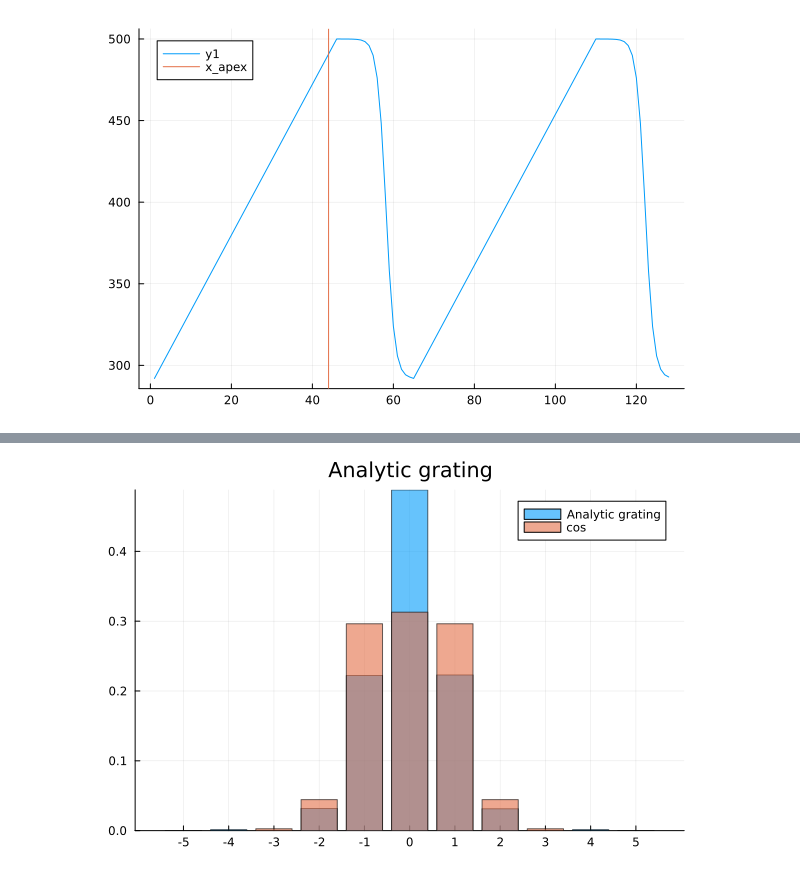
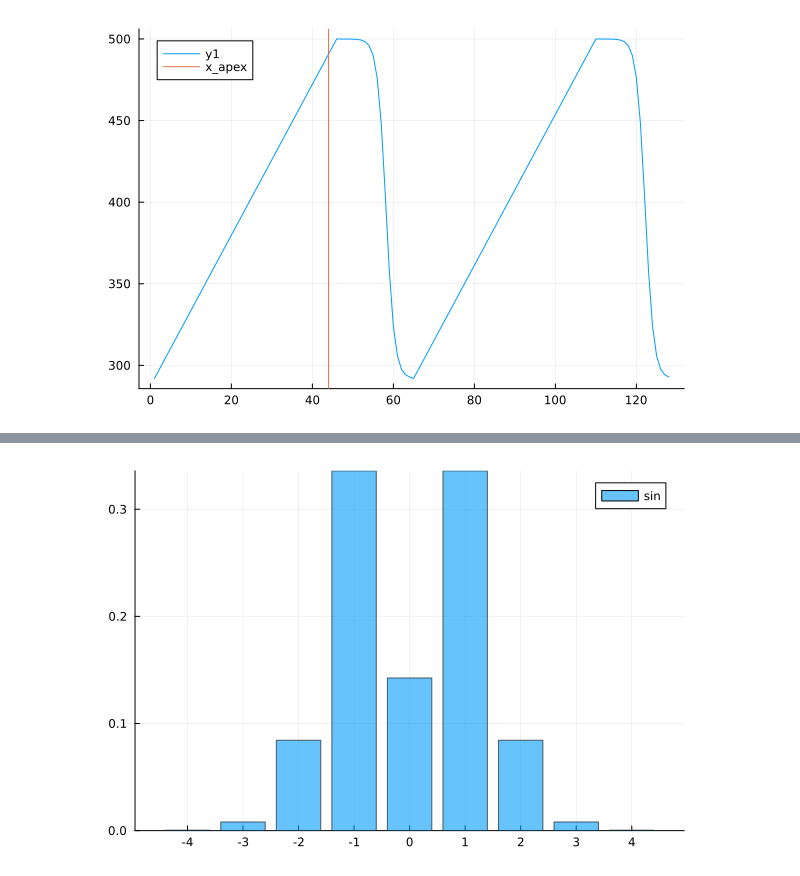
Before and after one commit to puentnic/julia_functions, a Jupyter notebook: IFM/gratings.ipynb, the cells around one changed output, grey strips where cells are left out. Drawn from its saved outputs; the diff is of its cells as text; code cells hidden in the pictures.

```diff
--- a/IFM/gratings.ipynb
+++ b/IFM/gratings.ipynb
@@ -354,7 +354,7 @@ function sinusoidal_grating(N, p; thickness=500, mill_depth=208)
 
     xs = (0:Nx-1) ./ Nx                # N points, endpoint 1 is excluded
     d0 = thickness - mill_depth
-    g1 = @. (mill_depth/2)*(1 .+ sin.(2π*p*xs .- π/2)) + d0
+    g1 = @. (mill_depth/2)*(1 .+ sin.(2π*p*xs)) + d0
 
     g2 = repeat(g1', N, 1)
     return g2
@@ -623,13 +645,13 @@ vline!([x_shift], label="x_apex")
 0.21311959858498666
 [figure]
 # %%
-params = [π/21 +  im*0.000,
-          50, 0.9*21, 0.501]
+params = [0.11 +  im*0.000,
+          50, 23.2, 0.50]
 
 # c_n = asawtooth_modes(N,κ, h, d, a; phase_shift=false, mode_block=false)
 c_n = asawtooth_modes(N,params...; phase_shift=false, mode_block=false)
 println("Sum of mode probabilities: ", sum(abs2, c_n))
-mask = collect(-5:5) .+ (N÷2 + 1)
+mask = collect(-4:4) .+ (N÷2 + 1)
 modes = mask .- (N÷2 + 1)
 fig1 = bar(modes,abs2.(c_n)[mask], xticks=(modes,modes),
     xlabel="", ylabel="", title="Analytic grating", opacity=0.6, label="Analytic grating"
@@ -638,21 +660,29 @@ fig1 = bar(modes,abs2.(c_n)[mask], xticks=(modes,modes),
 
 p = 1
 # grating_test = test_grating_1d(N, p, params[end]; mill_depth=params[3]*10,thickness=params[2]*10)
-grating_sinusoidal = sinusoidal_grating(N, p; mill_depth=params[3]*10, thickness=params[2]*10)
+grating_sinusoidal = sinusoidal_grating(N, 1; mill_depth=params[3]*10, thickness=params[2]*10)
 grating_test = grating_sinusoidal[N÷2 + 1, :]
 
 t_grating = transmission_func(grating_test; aperature=false,σU = π/21 ,α=0.000)
 
+
 # t_fft = fftshift(fft(ifftshift(t_grating)))
+# t_grating = circshift(t_grating, (-floor(Int, x_apex * ((N÷p) - 1))))
 t_fft = fftshift(fft((t_grating)))
 t_fft ./= reduce(*, size(t_fft))
+grating_fft = fftshift(fft(grating_test))
+grating_fft ./= reduce(*, size(grating_fft))
+nmax = min(ctr-1, N-ctr)              # positive mode count
+idx = 1:nmax
+bns = im .* (grating_fft[ctr .+ idx] .- grating_fft[ctr .- idx])
 # t_fft ./= sqrt(sum(abs2, t_fft))
 println("Sum of mode probabilities (numeric): ", sum(abs2, t_fft))
 y_plot = abs2.(t_fft[mask])
 println(y_plot .≈ abs2.(c_n)[mask])
 # t_fft ./= reduce(*, size(t_fft))
-bar!(fig1,modes,y_plot,
-    xticks=(modes,modes), opacity=0.6, label="cos"
+bar(modes,y_plot,
+    xticks=(modes,modes), opacity=0.6, label="sin"
 )
+
 # ylims!(0,0.01)
 # %% [output]
@@ -662 +692 @@ Bool[0, 0, 0, 0, 0, 0, 0, 0, 0, 0, 0]
-[figure, old version]
+[figure, new version]
```
Also changed, not shown: parts of 9 cells of this notebook, 4 other files.
